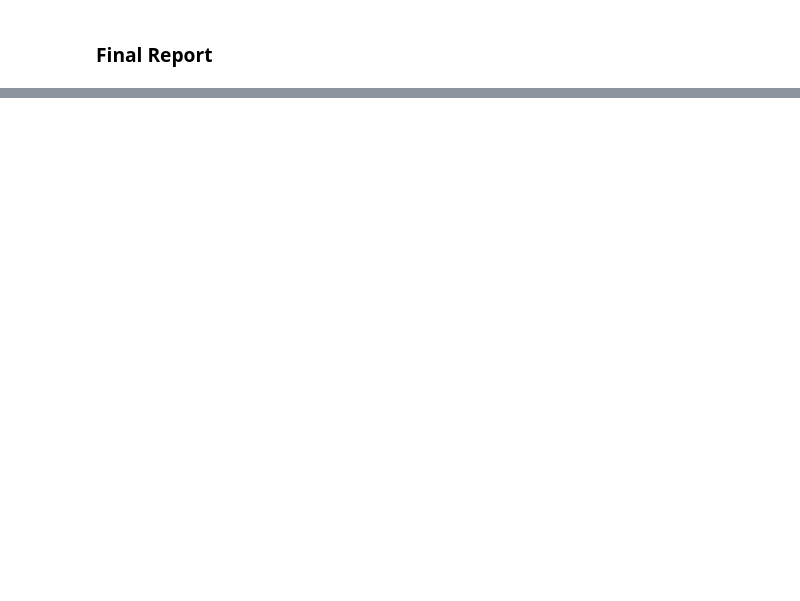
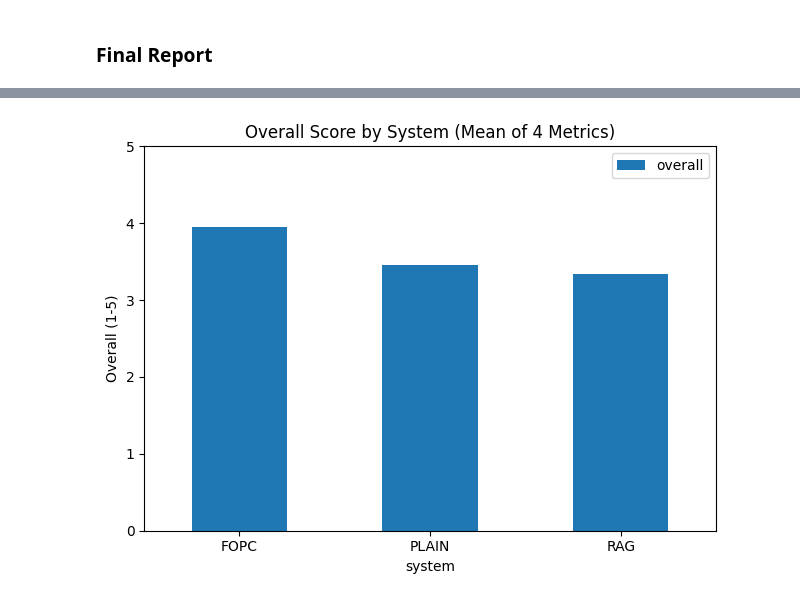
Before and after one commit to atom218/KRR-project, a Jupyter notebook: FoodData_Central_foundation_food_csv_2025-12-18/query_comparison.ipynb, the cells around one changed output, grey strips where cells are left out. Drawn from its saved outputs; the diff is of its cells as text; code cells hidden in the pictures; blank space fills up the shorter version.

```diff
--- a/FoodData_Central_foundation_food_csv_2025-12-18/query_comparison.ipynb
+++ b/FoodData_Central_foundation_food_csv_2025-12-18/query_comparison.ipynb
@@ -2108,0 +2529,10 @@ You should avoid the Venetian duck ragu and the ribollita recipes because they c
+# %%
+ax = df.groupby("system")[["overall"]].mean().plot(kind="bar")
+plt.title("Overall Score by System (Mean of 4 Metrics)")
+plt.ylabel("Overall (1-5)")
+plt.ylim(0, 5)
+plt.xticks(rotation=0)
+plt.tight_layout()
+plt.show()
+# %% [output]
+[figure, added]
```
Also changed, not shown: parts of 30 cells of this notebook.
